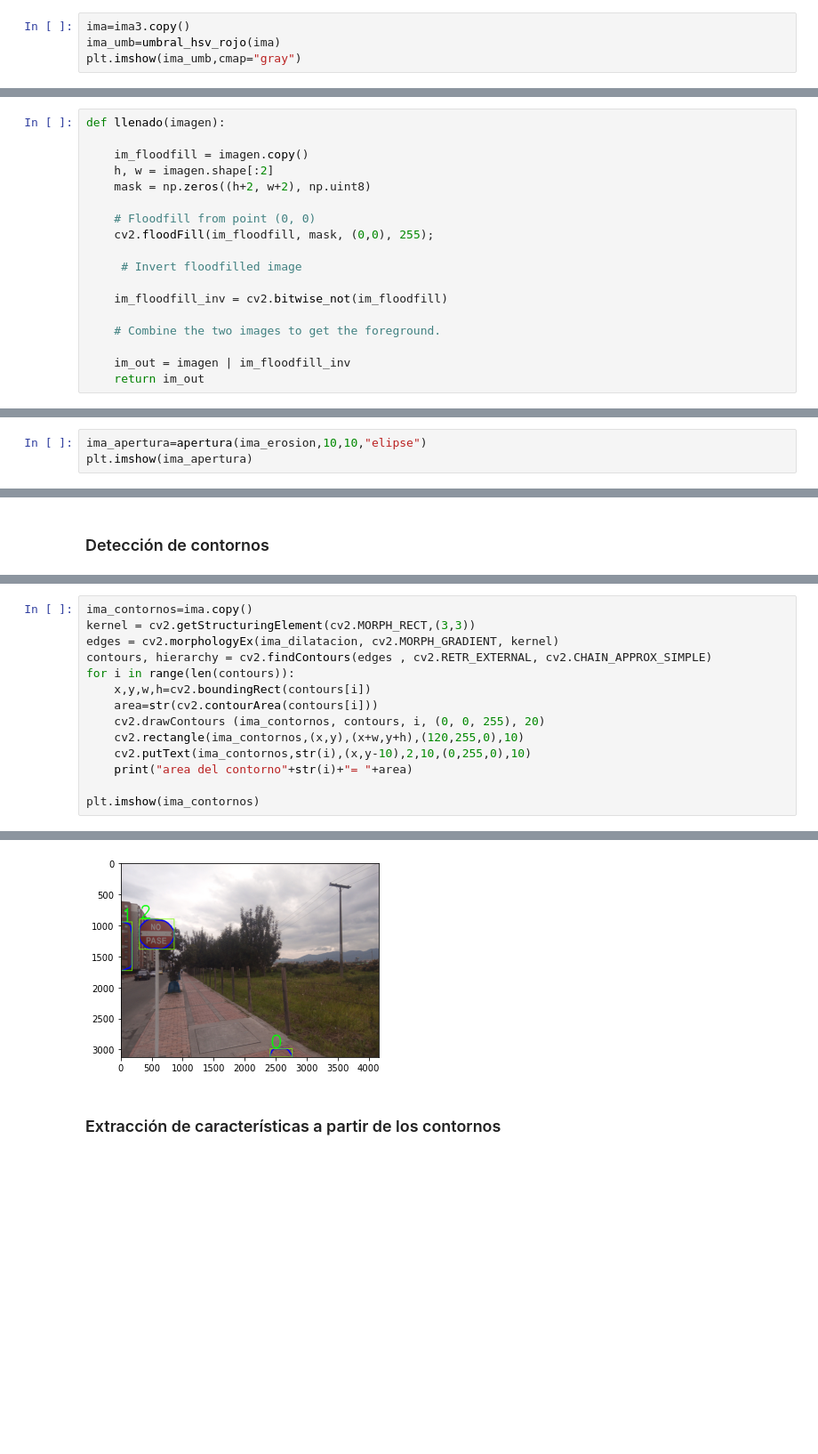
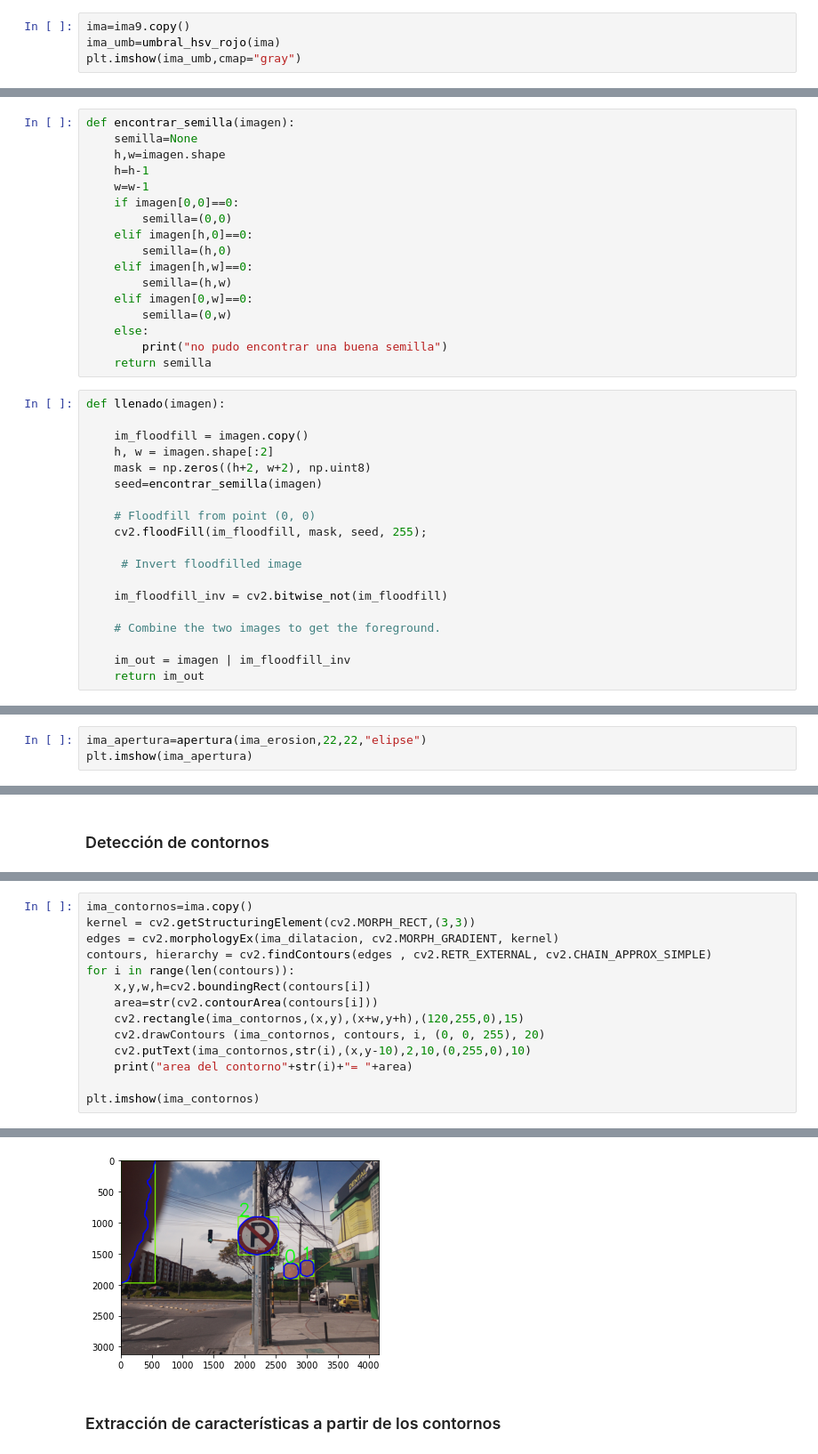
Before and after one commit to jspinaj/Computer-Vision, a Jupyter notebook: Segundo Avance/Circulos.ipynb, the cells around one changed output, grey strips where cells are left out. Shown at 89% size. Saved outputs shown, nothing was run; the diff lists cells and outputs as text; blank space fills up the shorter version.

```diff
--- a/Segundo Avance/Circulos.ipynb
+++ b/Segundo Avance/Circulos.ipynb
@@ -66,7 +66,7 @@ def umbral_hsv_rojo(imagen):
     plt.subplots_adjust(top=4, bottom=0.1, left=0.10, right=3, hspace=0.1, wspace=0.2)
     return maskRed
 # %%
-ima=ima3.copy()
+ima=ima9.copy()
 ima_umb=umbral_hsv_rojo(ima)
 plt.imshow(ima_umb,cmap="gray")
 # %% [output]
@@ -76,14 +76,32 @@ plt.imshow(ima_umb,cmap="gray")
 # %% [markdown]
 ## Llenado de Señales
+# %%
+def encontrar_semilla(imagen):
+    semilla=None
+    h,w=imagen.shape
+    h=h-1
+    w=w-1
+    if imagen[0,0]==0:
+        semilla=(0,0)
+    elif imagen[h,0]==0:
+        semilla=(h,0)
+    elif imagen[h,w]==0:
+        semilla=(h,w)
+    elif imagen[0,w]==0:
+        semilla=(0,w)
+    else:
+        print("no pudo encontrar una buena semilla")
+    return semilla
 # %%
 def llenado(imagen):
 
     im_floodfill = imagen.copy()
     h, w = imagen.shape[:2]
     mask = np.zeros((h+2, w+2), np.uint8)
+    seed=encontrar_semilla(imagen)
 
     # Floodfill from point (0, 0)
-    cv2.floodFill(im_floodfill, mask, (0,0), 255);
+    cv2.floodFill(im_floodfill, mask, seed, 255);
 
      # Invert floodfilled image
 
@@ -153,5 +171,5 @@ plt.imshow(ima_erosion)
 # %%
-ima_apertura=apertura(ima_erosion,10,10,"elipse")
+ima_apertura=apertura(ima_erosion,22,22,"elipse")
 plt.imshow(ima_apertura)
 # %% [output]
 <matplotlib.image.AxesImage at 0x...>
@@ -251,8 +269,8 @@ contours, hierarchy = cv2.findContours(edges , cv2.RETR_EXTERNAL, cv2.CHAIN_APPR
 for i in range(len(contours)):
     x,y,w,h=cv2.boundingRect(contours[i])
     area=str(cv2.contourArea(contours[i]))
+    cv2.rectangle(ima_contornos,(x,y),(x+w,y+h),(120,255,0),15)
     cv2.drawContours (ima_contornos, contours, i, (0, 0, 255), 20)
-    cv2.rectangle(ima_contornos,(x,y),(x+w,y+h),(120,255,0),10)
     cv2.putText(ima_contornos,str(i),(x,y-10),2,10,(0,255,0),10)
     print("area del contorno"+str(i)+"= "+area)
 
@@ -264,5 +283,5 @@ area del contorno2= 216969.0
 <matplotlib.image.AxesImage at 0x...>
-[figure, old version]
+[figure, new version]
 # %% [markdown]
 ### Extracción de características a partir de los contornos
 # %%
```
Also changed, not shown: parts of 23 cells of this notebook, 4 other files.
